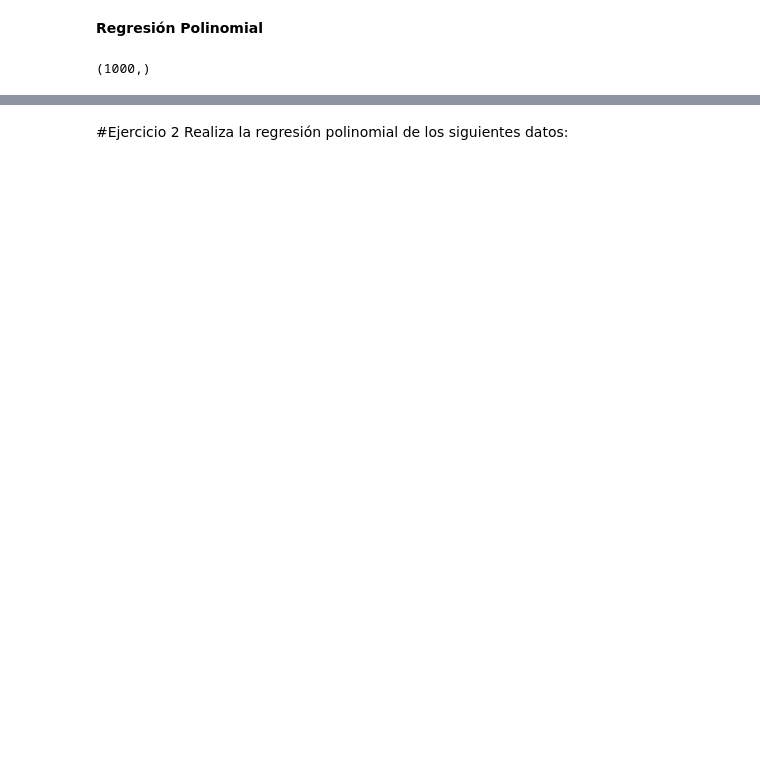
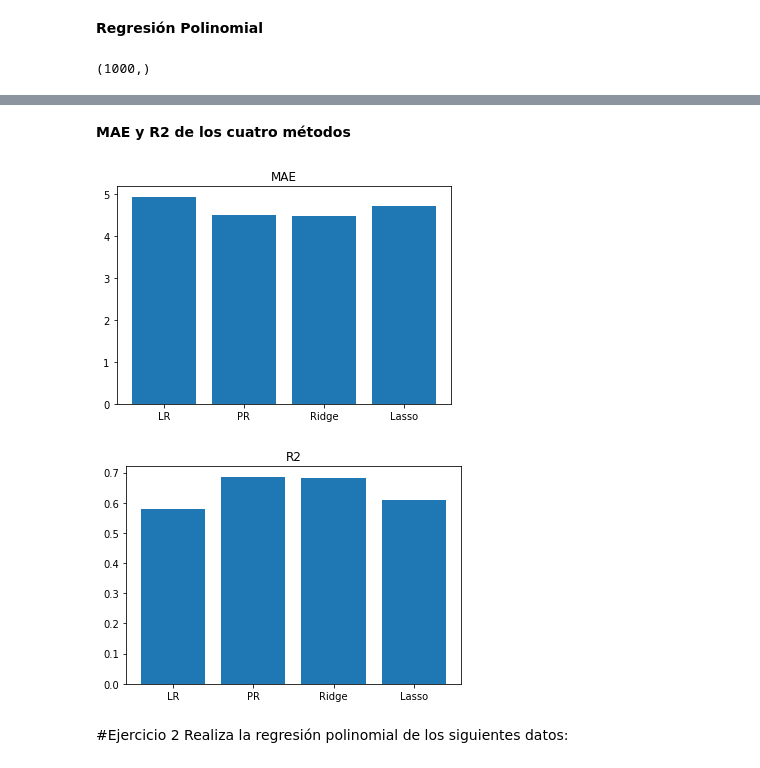
Before and after one commit to PosgradoMNA/actividades-de-aprendizaje-SinaiAvalos, a Jupyter notebook: Actividad Semanal--7.ipynb, the cells around one changed output, grey strips where cells are left out. Saved outputs shown, nothing was run; the diff lists cells and outputs as text; code cells hidden in the pictures; blank space fills up the shorter version.

```diff
--- a/Actividad Semanal--7.ipynb
+++ b/Actividad Semanal--7.ipynb
@@ -430,0 +545,8 @@ plt.legend()
+# %%
+error_MAE_lar =  metrics.mean_absolute_error(y, yhat)
+error_RMSE_lar = np.sqrt(metrics.mean_squared_error(y, yhat))
+error_r2_lar = r2_score(y, yhat)
+
+print('Error medio Absoluto (MAE):', error_MAE_lar)
+print('Root Mean Squared Error:', error_RMSE_lar)
+print('r2_score', error_r2_lar)
@@ -431,3 +571,48 @@ plt.legend()
+# %% [markdown]
+**MAE y R2 de los cuatro métodos**
+# %%
+lista_MAE=[]
+lista_R2=[]
+
+
+#Regresion Simple
+lista_MAE.append(error_MAE_lr)
+lista_R2.append(error_r2_lr)
+
+#Regresion Polinomial
+lista_MAE.append(error_MAE_pr)
+lista_R2.append(error_r2_pr)
+
+#Ridge Regression
+lista_MAE.append(error_MAE_rr)
+lista_R2.append(error_r2_rr)
+
+#Lasso Regression
+lista_MAE.append(error_MAE_lar)
+lista_R2.append(error_r2_lar)
+
+nombres=list()
+nombres.append('LR')
+nombres.append('PR')
+nombres.append('Ridge')
+nombres.append('Lasso')
+
+plt.bar(nombres, lista_MAE)
+plt.title('MAE')
+plt.show()
+
+nombres=list()
+nombres.append('LR')
+nombres.append('PR')
+nombres.append('Ridge')
+nombres.append('Lasso')
+
+plt.bar(nombres, lista_R2)
+plt.title('R2')
+plt.show()
+# %% [output]
+[figure, added]
+[figure, added]
 # %% [markdown]
 #Ejercicio 2
 Realiza la regresión polinomial de los siguientes datos:
```
Also changed, not shown: parts of 19 cells of this notebook.
